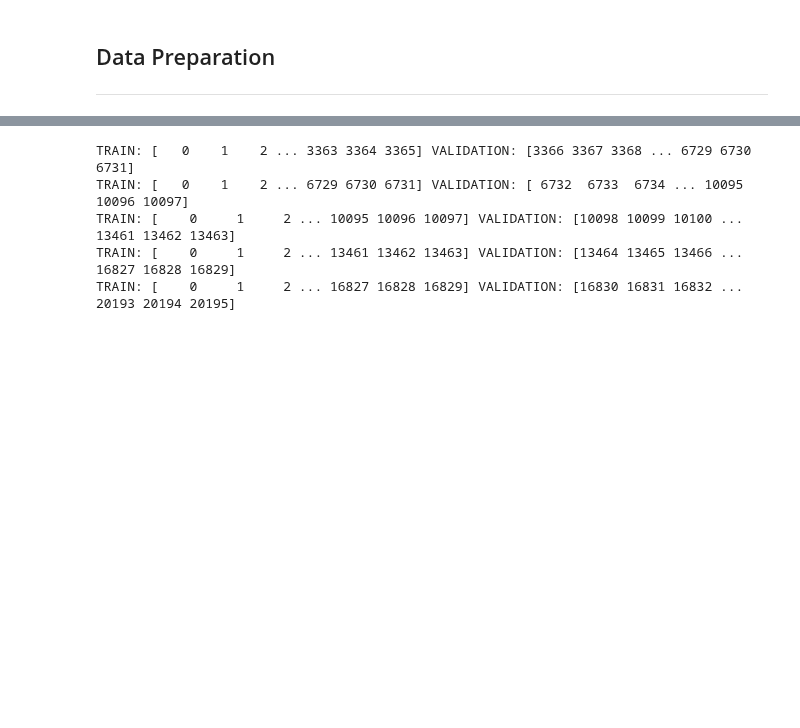
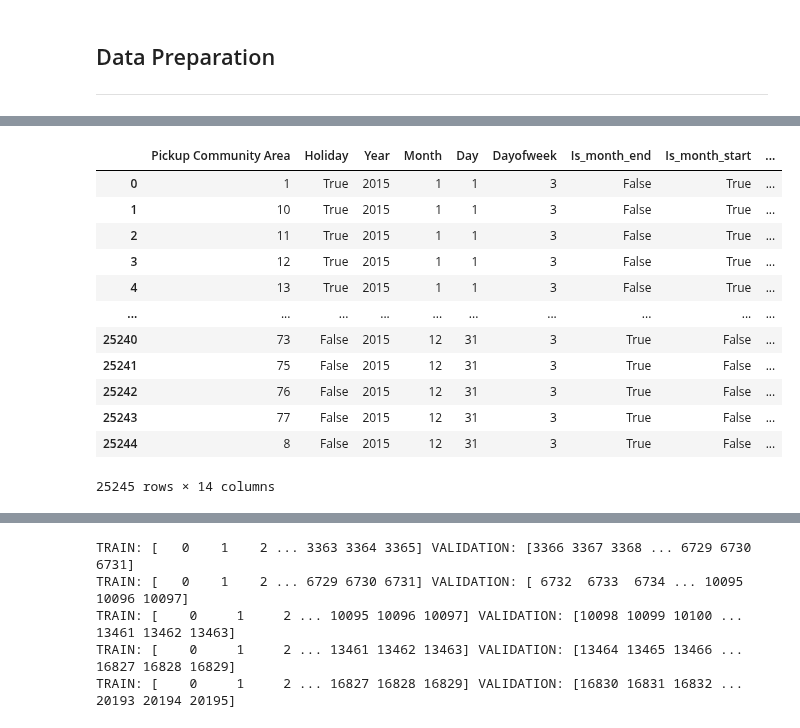
Before and after one commit to SepehrRad/aaa21, a Jupyter notebook: notebooks/prediction_svm.ipynb, the cells around one changed output, grey strips where cells are left out. Cells and saved outputs as stored; diff of their text form; code cells hidden in the pictures; blank space fills up the shorter version.

```diff
--- a/notebooks/prediction_svm.ipynb
+++ b/notebooks/prediction_svm.ipynb
@@ -45,0 +118,16 @@ del weather_df
+# %%
+data[cat_vars]
+# %% [output]
+|  | Pickup Community Area | Holiday | Year | Month | Day | Dayofweek | Is_month_end | Is_month_start | ... |
+| 0 | 1 | True | 2015 | 1 | 1 | 3 | False | True | ... |
+| 1 | 10 | True | 2015 | 1 | 1 | 3 | False | True | ... |
+| 2 | 11 | True | 2015 | 1 | 1 | 3 | False | True | ... |
+| 3 | 12 | True | 2015 | 1 | 1 | 3 | False | True | ... |
+| 4 | 13 | True | 2015 | 1 | 1 | 3 | False | True | ... |
+| ... | ... | ... | ... | ... | ... | ... | ... | ... | ... |
+| 25240 | 73 | False | 2015 | 12 | 31 | 3 | True | False | ... |
+| 25241 | 75 | False | 2015 | 12 | 31 | 3 | True | False | ... |
+| 25242 | 76 | False | 2015 | 12 | 31 | 3 | True | False | ... |
+| 25243 | 77 | False | 2015 | 12 | 31 | 3 | True | False | ... |
+| 25244 | 8 | False | 2015 | 12 | 31 | 3 | True | False | ... |
+25245 rows × 14 columns
```
Also changed, not shown: parts of 16 cells of this notebook, 1 other file.
